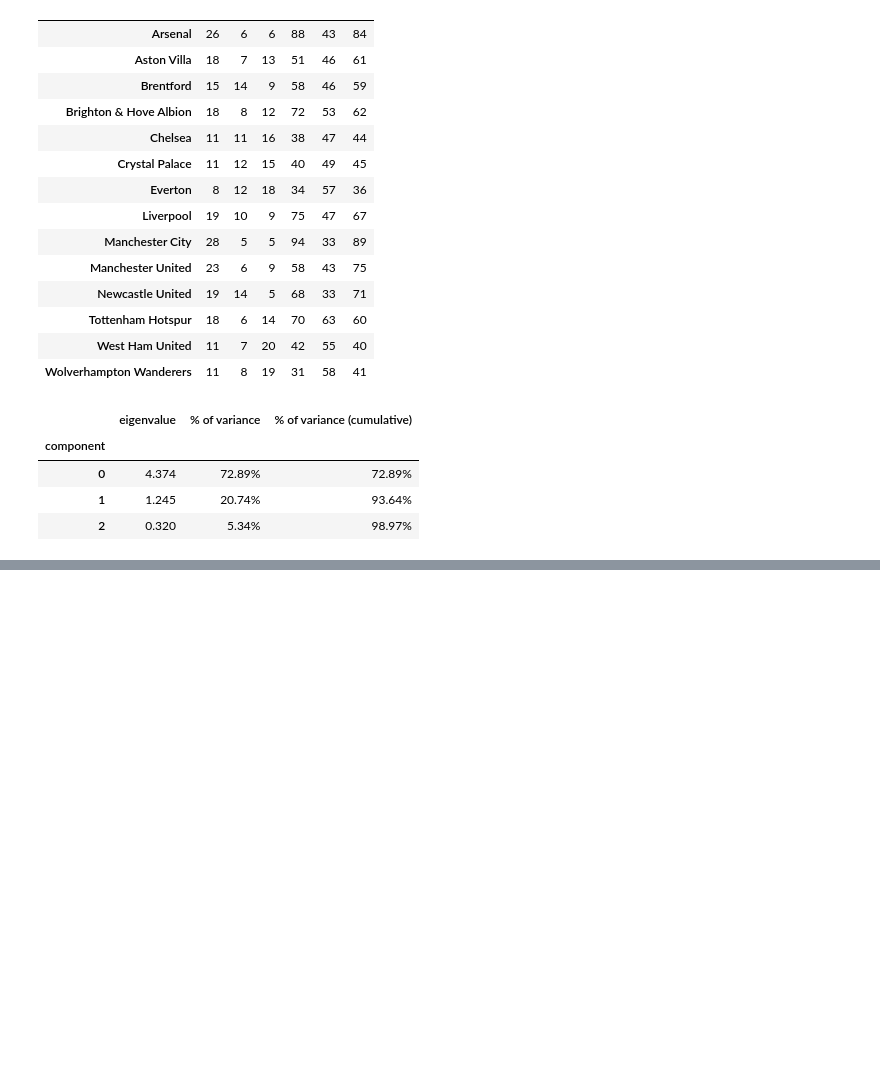
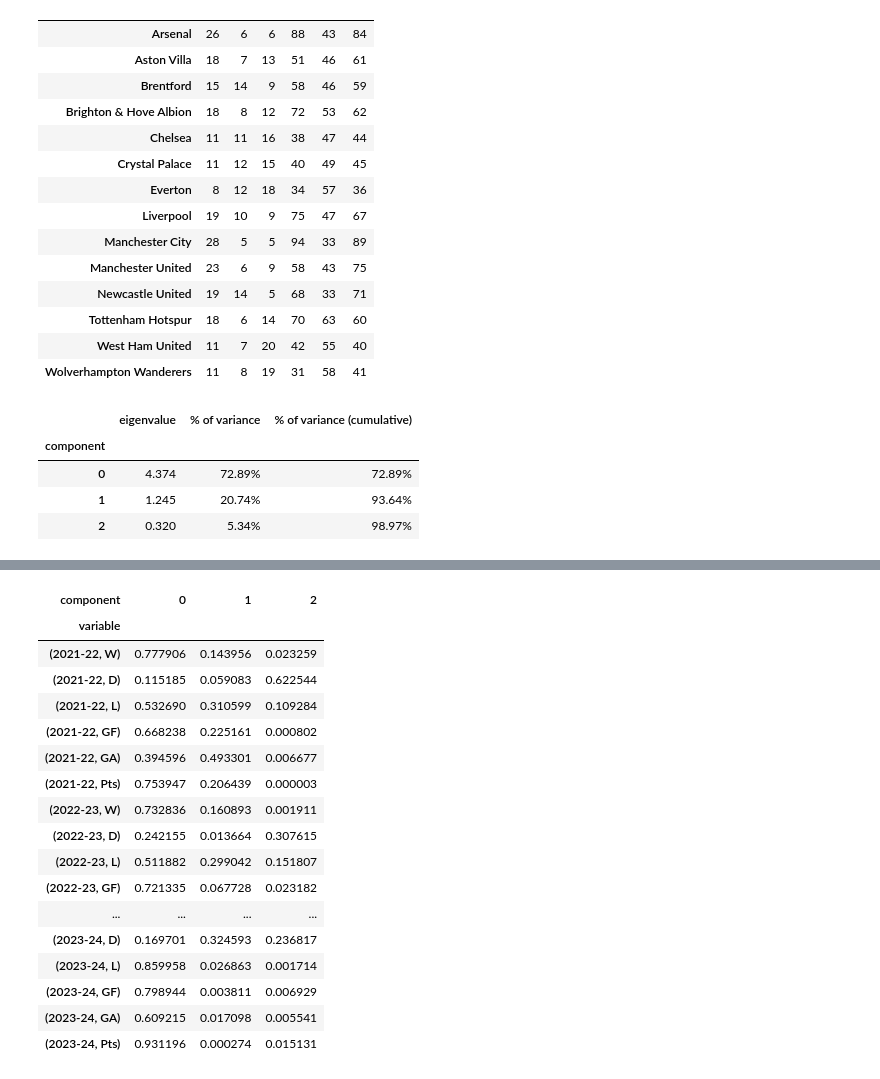
Before and after one commit to MaxHalford/prince, a Jupyter notebook: docs/content/mfa.ipynb, the cells around one changed output, grey strips where cells are left out. Saved outputs shown, nothing was run; the diff lists cells and outputs as text; code cells hidden in the pictures; blank space fills up the shorter version.

```diff
--- a/docs/content/mfa.ipynb
+++ b/docs/content/mfa.ipynb
@@ -192,0 +279,21 @@ mfa['2022-23'].eigenvalues_summary
+# %%
+mfa.column_cosine_similarities_
+# %% [output]
+| component | 0 | 1 | 2 |
+| variable |  |  |  |
+| (2021-22, W) | 0.777906 | 0.143956 | 0.023259 |
+| (2021-22, D) | 0.115185 | 0.059083 | 0.622544 |
+| (2021-22, L) | 0.532690 | 0.310599 | 0.109284 |
+| (2021-22, GF) | 0.668238 | 0.225161 | 0.000802 |
+| (2021-22, GA) | 0.394596 | 0.493301 | 0.006677 |
+| (2021-22, Pts) | 0.753947 | 0.206439 | 0.000003 |
+| (2022-23, W) | 0.732836 | 0.160893 | 0.001911 |
+| (2022-23, D) | 0.242155 | 0.013664 | 0.307615 |
+| (2022-23, L) | 0.511882 | 0.299042 | 0.151807 |
+| (2022-23, GF) | 0.721335 | 0.067728 | 0.023182 |
+| ... | ... | ... | ... |
+| (2023-24, D) | 0.169701 | 0.324593 | 0.236817 |
+| (2023-24, L) | 0.859958 | 0.026863 | 0.001714 |
+| (2023-24, GF) | 0.798944 | 0.003811 | 0.006929 |
+| (2023-24, GA) | 0.609215 | 0.017098 | 0.005541 |
+| (2023-24, Pts) | 0.931196 | 0.000274 | 0.015131 |
```
Also changed, not shown: parts of 23 cells of this notebook, 4 other files.
